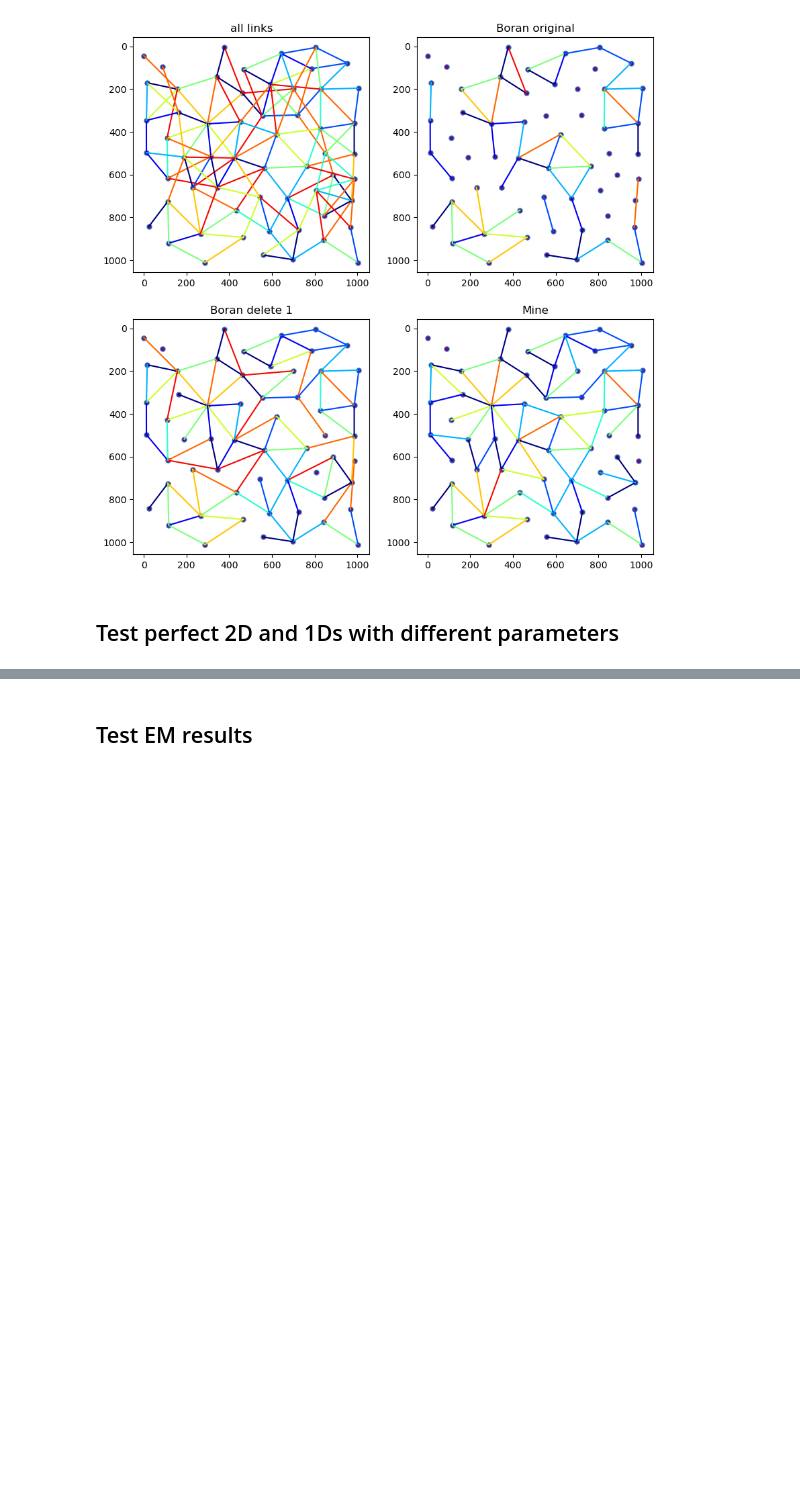
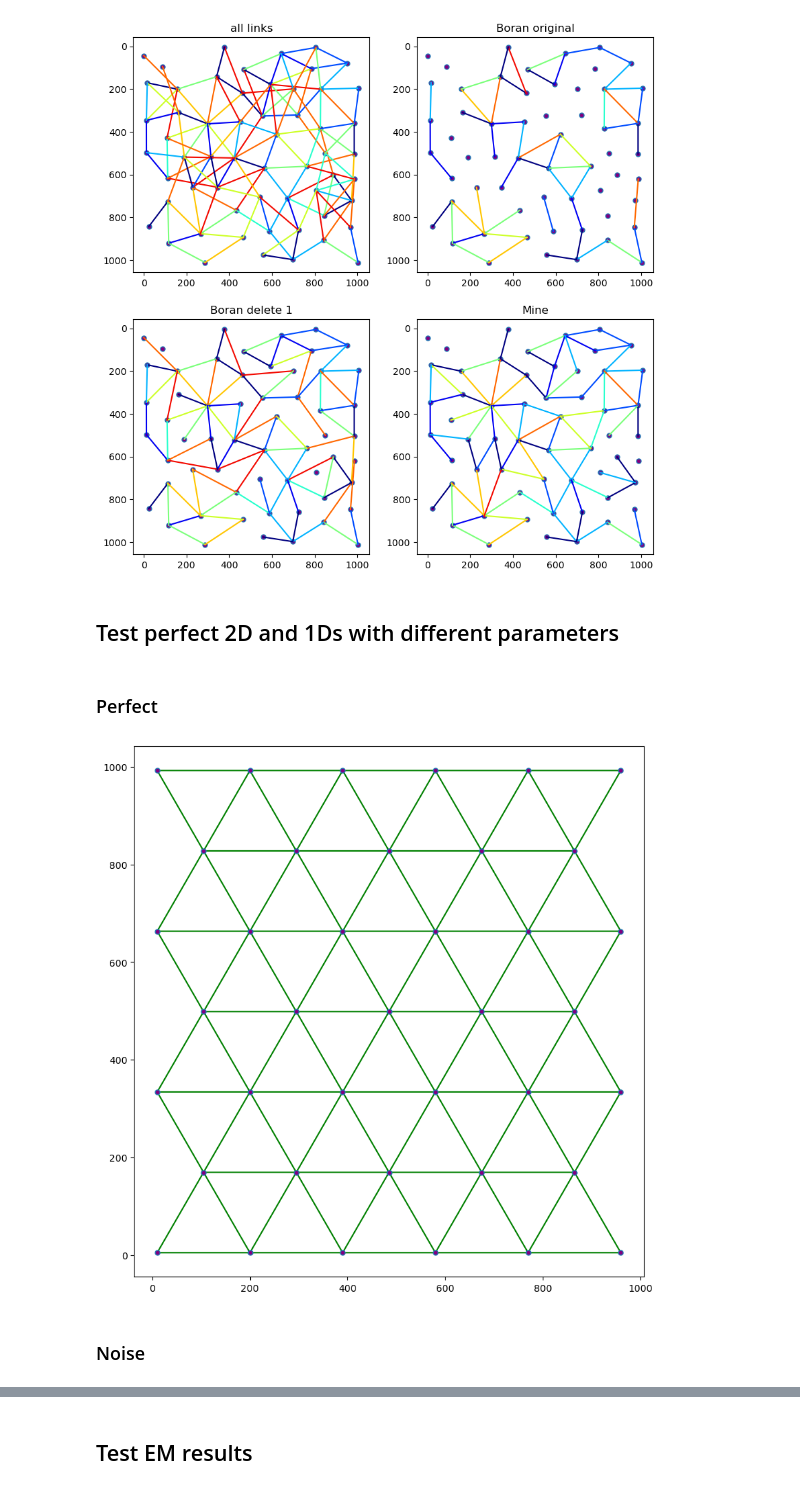
Before and after one commit to suestring7/actin_spectrin_cytoskeleton_project, a Jupyter notebook: code/0829_comparisons_with_previous_method.ipynb, the cells around one changed output, grey strips where cells are left out. Saved outputs shown, nothing was run; the diff lists cells and outputs as text; code cells hidden in the pictures; blank space fills up the shorter version.

```diff
--- a/code/0829_comparisons_with_previous_method.ipynb
+++ b/code/0829_comparisons_with_previous_method.ipynb
@@ -156,2 +195,24 @@ def performances(test, gt):
 # %% [markdown]
 ## Test perfect 2D and 1Ds with different parameters
+# %% [markdown]
+### Perfect
+# %%
+def sim2Df(size=128, space=6, yoff=5):
+    # "float version"
+    nx = ny = int(size / space / 2) + 3
+    sim = [
+        [((x * 2 - y % 2) * space) + 10, (y * np.sqrt(3) * space) + yoff]
+        for x in range(nx)
+        for y in range(ny)
+    ]
+    sim2D = [
+        x for x in sim if x[0] >= 0 and x[0] <= size and x[1] >= 0 and x[1] <= size
+    ]
+    return np.array(sim2D)
+
+sim2D = sim2Df(64*16, 190/2)
+links_gt = generateLinks(sim2D, thre=[180,200])
+# %% [output]
+[figure, added]
+# %% [markdown]
+### Noise
```
Also changed, not shown: parts of 18 cells of this notebook, 3 other files.
